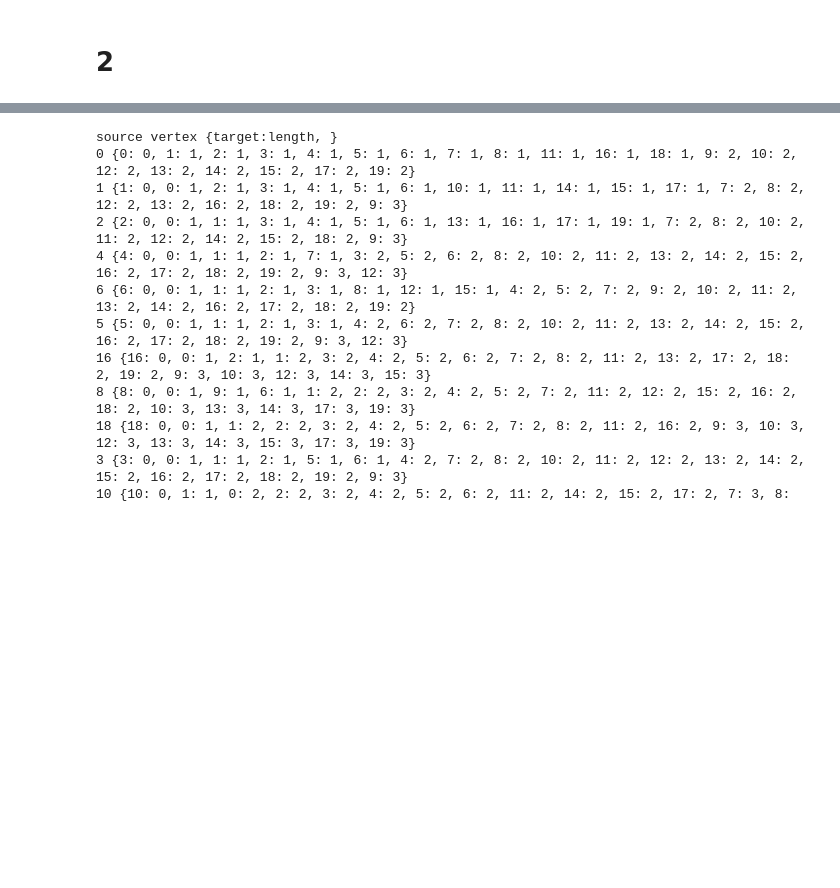
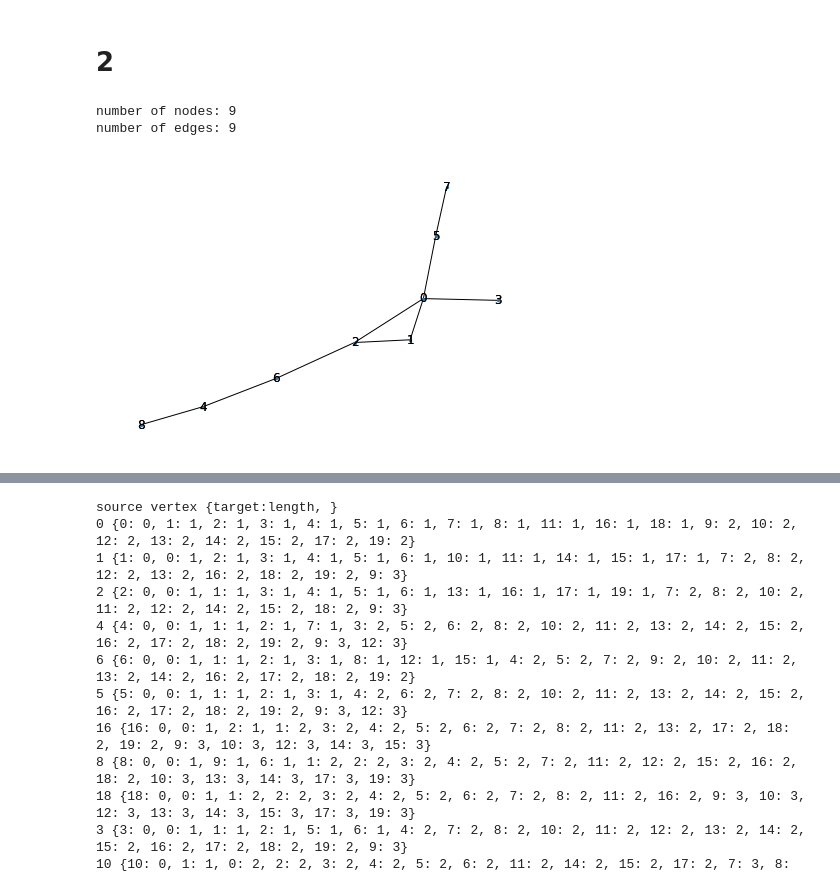
Before and after one commit to RedBatProject/Learning-tools, a Jupyter notebook: networkx_learning.ipynb, the cells around one changed output, grey strips where cells are left out. Cells and saved outputs as stored; diff of their text form; code cells hidden in the pictures; blank space fills up the shorter version.

```diff
--- a/networkx_learning.ipynb
+++ b/networkx_learning.ipynb
@@ -83,38 +83,43 @@ edge = list(Gr.edges)
 edges = [(i[0],i[1]) for i in edge if i[0]!=i[1] ]
 G = nx.Graph()
 G.add_edges_from(edges)
+# -----------------------------------------------
 # print("node degree clustering")
 # for v in nx.nodes(G):
 #     # print("{} {} {} ".format(v, nx.degree(G, v),nx.clustering(G, v)))
 #     print("{} {} {}".format(v, nx.degree(G, v),nx.clustering(G,v)))
 
 # print("\nthe adjacency list")
 # for line in nx.generate_adjlist(G):
 #     print(line)
 
-# -----------------------------------------------
+
 # # largest connected component
 # components = nx.connected_components(G)
 # largest_component = max(components, key=len)
 # H = G.subgraph(largest_component)
 
-# compute centrality
+# # compute centrality
 # centrality = nx.betweenness_centrality(G, k=10, endpoints=True)
 # centrality
 
-# compute community structure
-lpc = nx.community.label_propagation_communities(G)
-community_index = {n: i for i, com in enumerate(lpc) for n in com}
+# # compute community structure
+# lpc = nx.community.label_propagation_communities(G)
+# community_index = {n: i for i, com in enumerate(lpc) for n in com}
 
-print(community_index)
+# print(community_index)
 # -----------------------------------------------
 print("number of nodes: {}".format(n))
 print("number of edges: {}".format(len(G.edges)))
 pos = nx.spring_layout(G, seed = seed)
 nx.draw(G, pos = pos,with_labels=True,node_size=10,linewidths=0.1)
 nx.draw_networkx_labels(G, pos = pos)
 plt.show()
 
 
 
 # atlas(G)
+# %% [output]
+number of nodes: 9
+number of edges: 9
+[figure, added]
```
Also changed, not shown: parts of 21 cells of this notebook.
